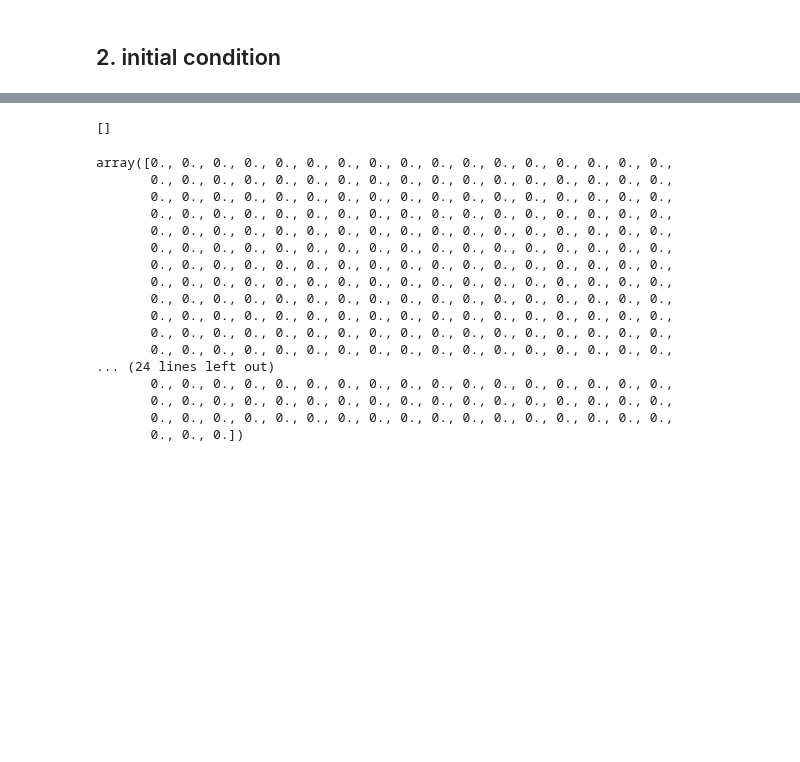
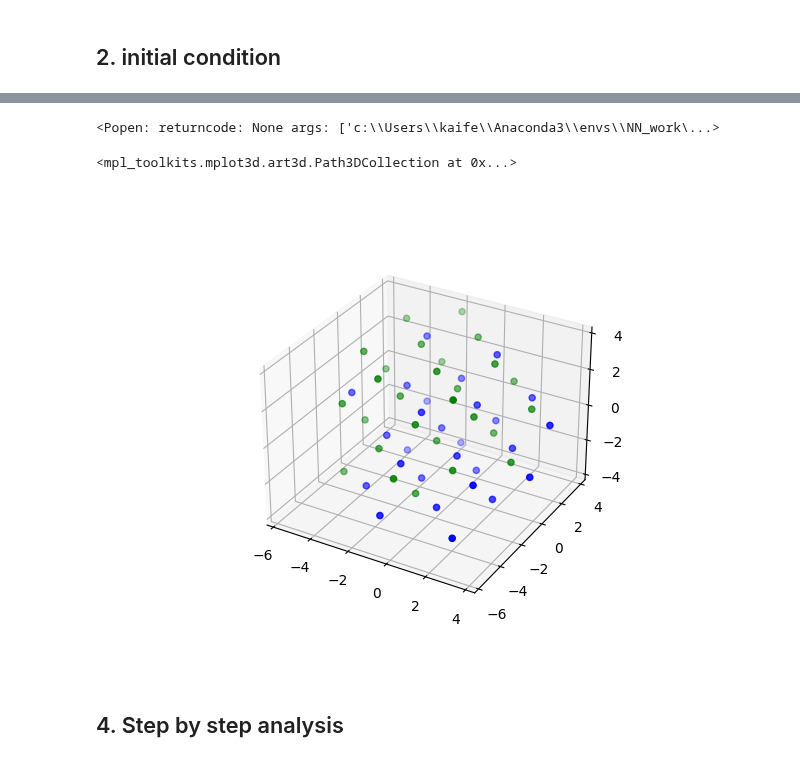
Before and after one commit to kaifengZheng/GA_nano_generator, a Jupyter notebook: particle_generator_test.ipynb, the cells around one changed output, grey strips where cells are left out. Saved outputs shown, nothing was run; the diff lists cells and outputs as text; code cells hidden in the pictures; blank space fills up the shorter version.

```diff
--- a/particle_generator_test.ipynb
+++ b/particle_generator_test.ipynb
@@ -685,25 +762,45 @@ view(ini_atom_list[index])
-# %%
-genome=encode_fromcoord(ini_atom_list[index].positions,3.77,200)
-# genometruncate=atom_trancate_center(genome,theta,phi,3.77,200)
-# particle,_=recon_coordfromcodes(genometruncate,3.77,200)
-# view(Atoms(positions=particle,symbols=['Pt']*len(particle)))
-genome
-# %% [output]
-[]
-array([0., 0., 0., 0., 0., 0., 0., 0., 0., 0., 0., 0., 0., 0., 0., 0., 0.,
-       0., 0., 0., 0., 0., 0., 0., 0., 0., 0., 0., 0., 0., 0., 0., 0., 0.,
-       0., 0., 0., 0., 0., 0., 0., 0., 0., 0., 0., 0., 0., 0., 0., 0., 0.,
-       0., 0., 0., 0., 0., 0., 0., 0., 0., 0., 0., 0., 0., 0., 0., 0., 0.,
-       0., 0., 0., 0., 0., 0., 0., 0., 0., 0., 0., 0., 0., 0., 0., 0., 0.,
-       0., 0., 0., 0., 0., 0., 0., 0., 0., 0., 0., 0., 0., 0., 0., 0., 0.,
-       0., 0., 0., 0., 0., 0., 0., 0., 0., 0., 0., 0., 0., 0., 0., 0., 0.,
-       0., 0., 0., 0., 0., 0., 0., 0., 0., 0., 0., 0., 0., 0., 0., 0., 0.,
-       0., 0., 0., 0., 0., 0., 0., 0., 0., 0., 0., 0., 0., 0., 0., 0., 0.,
-       0., 0., 0., 0., 0., 0., 0., 0., 0., 0., 0., 0., 0., 0., 0., 0., 0.,
-       0., 0., 0., 0., 0., 0., 0., 0., 0., 0., 0., 0., 0., 0., 0., 0., 0.,
-       0., 0., 0., 0., 0., 0., 0., 0., 0., 0., 0., 0., 0., 0., 0., 0., 0.,
-... (24 lines left out)
-       0., 0., 0., 0., 0., 0., 0., 0., 0., 0., 0., 0., 0., 0., 0., 0., 0.,
-       0., 0., 0., 0., 0., 0., 0., 0., 0., 0., 0., 0., 0., 0., 0., 0., 0.,
-       0., 0., 0., 0., 0., 0., 0., 0., 0., 0., 0., 0., 0., 0., 0., 0., 0.,
-       0., 0., 0.])
+# %%
+genome1=encode_fromcoord(ini_atom_list[index].positions,3.77,200)
+up1,down1=atom_cut_up_down_center(genome1,theta,phi,[0,0,0],3.77,200)
+particle_up1,_=recon_coordfromcodes(up1,3.77,200)
+particle_down1,_=recon_coordfromcodes(down1,3.77,200)
+genometruncate1=atom_trancate_center(genome1,theta,phi,3.77,200)
+particle1,_=recon_coordfromcodes(genometruncate1,3.77,200)
+# view(Atoms(positions=particle1,symbols=['Pt']*len(particle1)))
+genome2=encode_fromcoord(ini_atom_list[index+1].positions,3.77,200)
+up2,down2=atom_cut_up_down_center(genome2,theta,phi,[0,0,0],3.77,200)
+particle_up2,_=recon_coordfromcodes(up2,3.77,200)
+particle_down2,_=recon_coordfromcodes(down2,3.77,200)
+genometruncate2=atom_trancate_center(genome2,theta,phi,3.77,200)
+particle2,_=recon_coordfromcodes(genometruncate2,3.77,200)
+# view(Atoms(positions=particle2,symbols=['Pt']*len(particle2)))
+# %%
+combine1=genometruncate1+genometruncate2
+combine1[combine1>1]=1
+particle_combine1,_=recon_coordfromcodes(combine1,3.77,200)
+view(Atoms(positions=particle_combine1,symbols=['Pt']*len(particle_combine1)))
+
+combine2=np.abs(genometruncate1-genometruncate2)+genometruncate1
+combine2[combine2>1]=1
+particle_combine2,_=recon_coordfromcodes(combine2,3.77,200)
+view(Atoms(positions=particle_combine2,symbols=['Pt']*len(particle_combine2)))
+# %% [output]
+<Popen: returncode: None args: ['c:\\Users\\kaife\\Anaconda3\\envs\\NN_work\...>
+# %%
+import matplotlib.pyplot as plt
+import numpy as np
+ax = plt.figure().add_subplot(projection='3d')
+# ax.scatter(particle1[:,0],particle1[:,1],particle1[:,2],'b')
+# ax.scatter(particle2[:,0],particle2[:,1],particle2[:,2],color='orange',alpha=0.8)
+# ax.scatter(mean_position[0],mean_position[1],mean_position[2],c='r')
+# ax.scatter(particle_combine1[:,0],particle_combine1[:,1],particle_combine1[:,2],c='g')
+# ax.scatter(particle_combine2[:,0],particle_combine2[:,1],particle_combine2[:,2],c='r')
+ax.scatter(particle_up2[:,0],particle_up2[:,1],particle_up2[:,2],c='g')
+# ax.scatter(particle_down2[:,0],particle_down2[:,1],particle_down2[:,2],c='y')
+# ax.scatter(particle_up1[:,0],particle_up1[:,1],particle_up1[:,2],c='r')
+ax.scatter(particle_down1[:,0],particle_down1[:,1],particle_down1[:,2],c='b')
+# %% [output]
+<mpl_toolkits.mplot3d.art3d.Path3DCollection at 0x...>
+[figure, added]
+# %% [markdown]
+## 4. Step by step analysis
```
Also changed, not shown: parts of 17 cells of this notebook.
